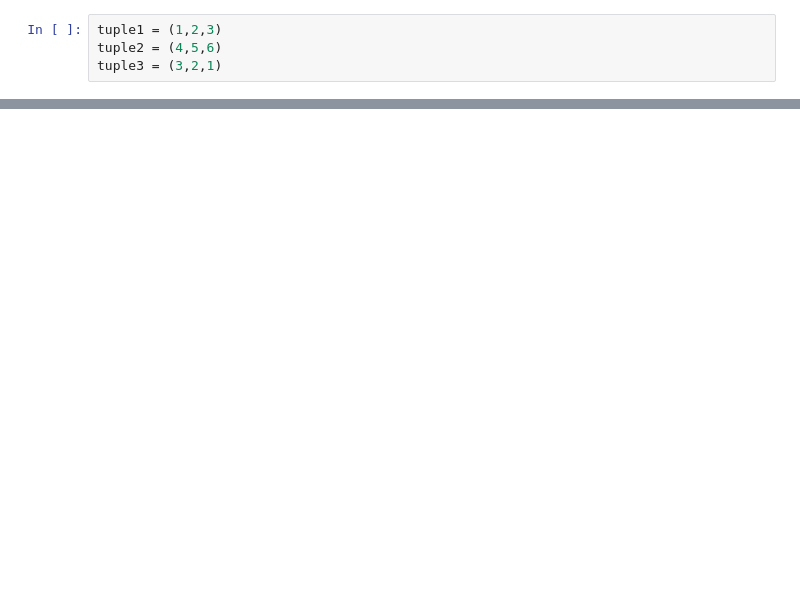
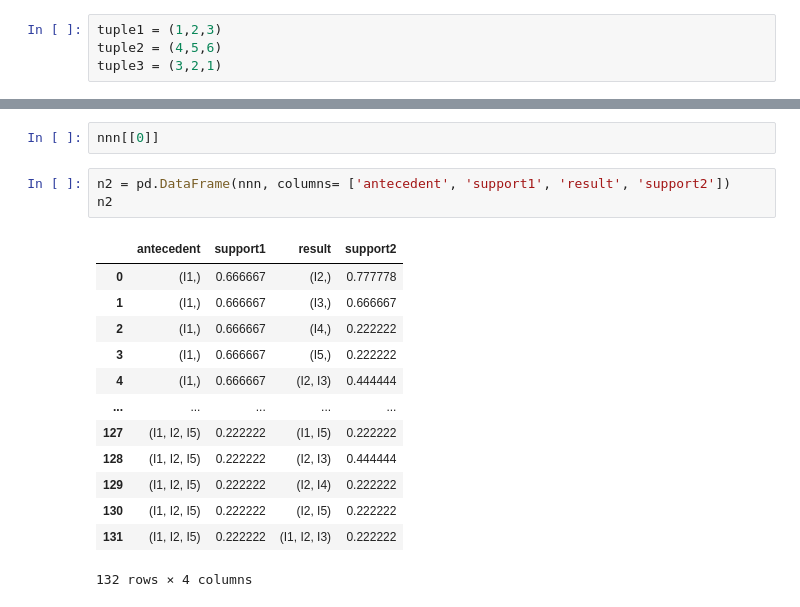
Before and after one commit to cicorias/njit-dm-scratch, a Jupyter notebook: nb/Untitled.ipynb, the cells around one changed output, grey strips where cells are left out. Drawn from its saved outputs; the diff is of its cells as text; blank space fills up the shorter version.

```diff
--- a/nb/Untitled.ipynb
+++ b/nb/Untitled.ipynb
@@ -47,0 +96,19 @@ sorted(tuple3)
+# %%
+nnn[[0]]
+# %%
+n2 = pd.DataFrame(nnn, columns= ['antecedent', 'support1', 'result', 'support2'])
+n2
+# %% [output]
+|  | antecedent | support1 | result | support2 |
+| 0 | (I1,) | 0.666667 | (I2,) | 0.777778 |
+| 1 | (I1,) | 0.666667 | (I3,) | 0.666667 |
+| 2 | (I1,) | 0.666667 | (I4,) | 0.222222 |
+| 3 | (I1,) | 0.666667 | (I5,) | 0.222222 |
+| 4 | (I1,) | 0.666667 | (I2, I3) | 0.444444 |
+| ... | ... | ... | ... | ... |
+| 127 | (I1, I2, I5) | 0.222222 | (I1, I5) | 0.222222 |
+| 128 | (I1, I2, I5) | 0.222222 | (I2, I3) | 0.444444 |
+| 129 | (I1, I2, I5) | 0.222222 | (I2, I4) | 0.222222 |
+| 130 | (I1, I2, I5) | 0.222222 | (I2, I5) | 0.222222 |
+| 131 | (I1, I2, I5) | 0.222222 | (I1, I2, I3) | 0.222222 |
+132 rows × 4 columns
```
Also changed, not shown: parts of 19 cells of this notebook, 1 other file.
